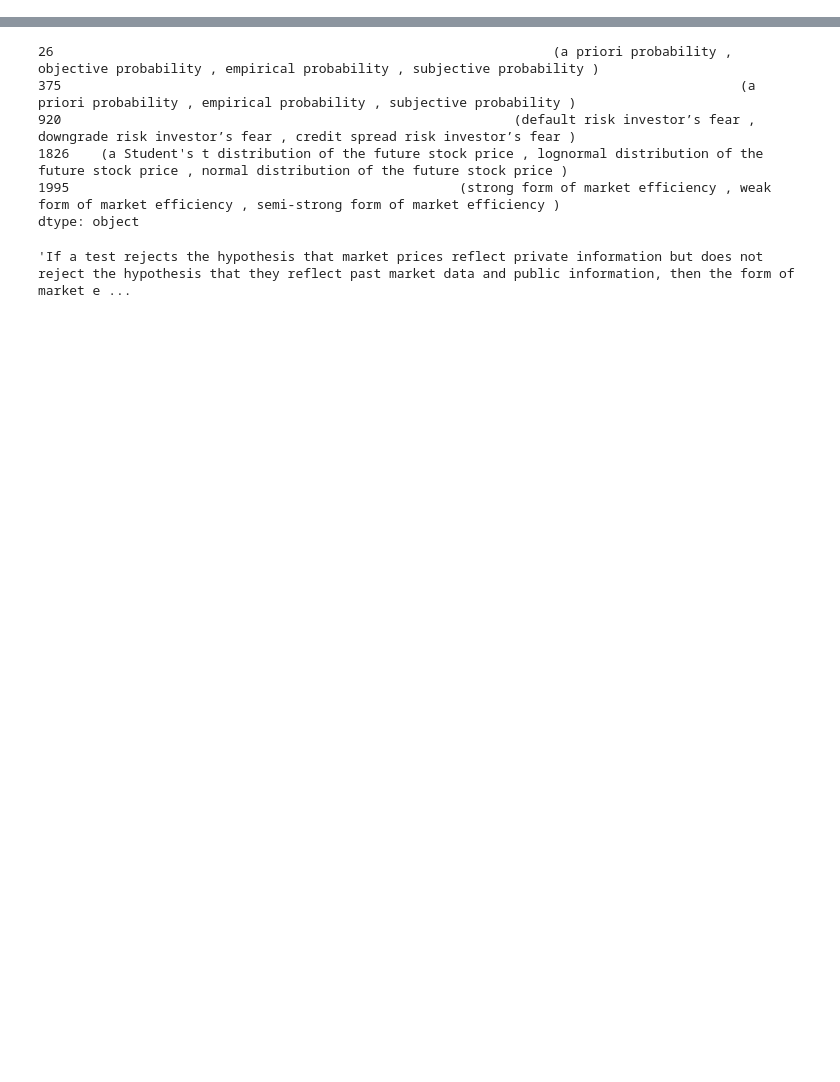
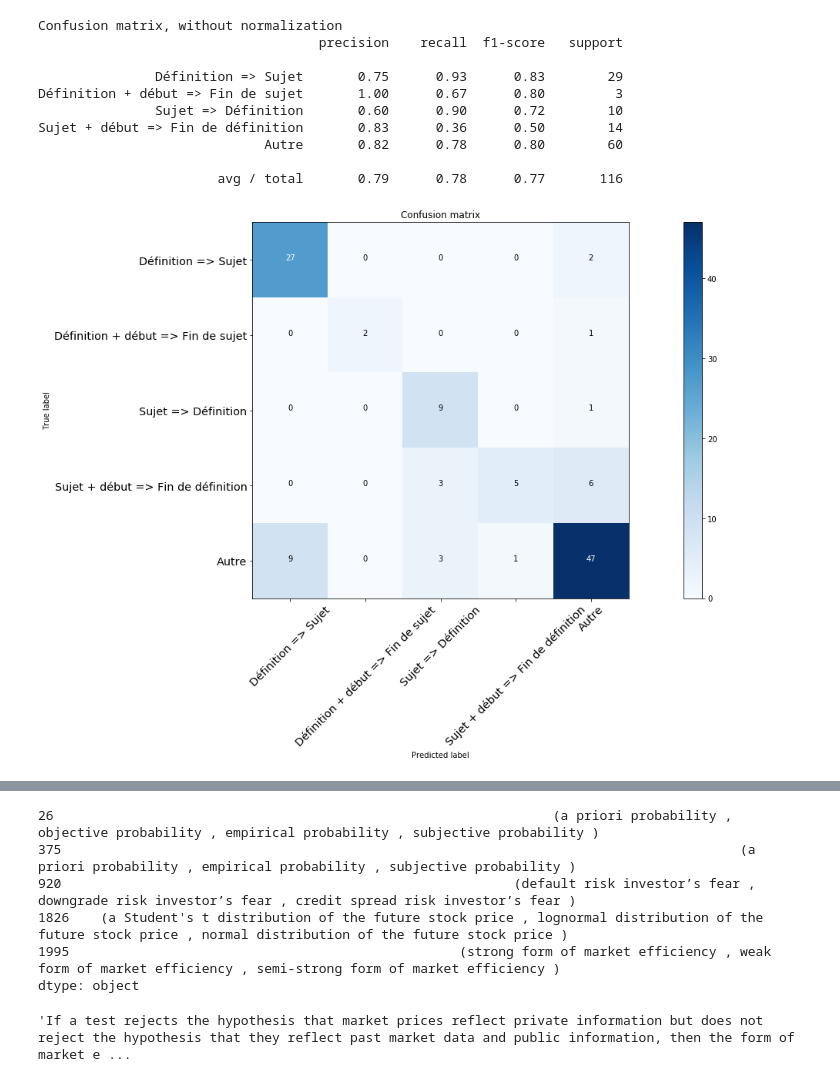
Before and after one commit to CfaBotTeam/CfaBot, a Jupyter notebook: Playground/Classify_Questions.ipynb, the cells around one changed output, grey strips where cells are left out. Saved outputs shown, nothing was run; the diff lists cells and outputs as text; code cells hidden in the pictures; blank space fills up the shorter version.

```diff
--- a/Playground/Classify_Questions.ipynb
+++ b/Playground/Classify_Questions.ipynb
@@ -284,0 +307,63 @@ def predict_category(category, filters_factory, with_df=None):
+# %%
+def get_def_keyword_filters_base(df):
+    filters = df['predicted_category'] == QuestionCategory.UNLABELED
+    filters &= ~df['question'].str.contains(', CFA,')
+    filters &= df['question_choice_len_ratio'] < 27.0
+    filters &= df['question_verb_centrality'] > 0.6
+    filters &= ~df['question_has_digits']
+    filters &= ~df['question_has_ner']
+    return filters
+
+def get_def_keyword_filters(df):
+    filters = get_def_keyword_filters_base(df)
+    filters &= df['any_choice_in_glossary']
+    return filters
+
+def get_def_keyword_start_end_filters(df):
+    filters = get_def_keyword_filters_base(df)
+    filters &= df['choice_with_q_subject_in_glossary']
+    return filters
+
+def get_keyword_def_filter(df):
+    filters = df['predicted_category'] == QuestionCategory.UNLABELED
+    filters &= ~df['question'].str.contains(', CFA,')
+    filters &= ~df['question_has_digits']
+    filters &= ~df['question_has_ner']
+    filters &= df['q_subject_loosly_in_gloss']
+    filters &= df['question_choice_len_ratio'] < 2.0
+    return filters
+
+def get_keyword_def_start_end_filter(df):
+    filters = df['predicted_category'] == QuestionCategory.UNLABELED
+    filters &= ~df['question'].str.contains(', CFA,')
+    filters &= ~df['question_has_digits']
+    filters &= ~df['question_has_ner']
+    filters &= df['q_subject_loosly_in_gloss']
+    filters &= df['question_verb_centrality'] < 0.6
+    return filters
+
+categories = [
+    QuestionCategory.DEF_KEYWORD,
+    QuestionCategory.DEF_KEYWORD_START_END,
+    QuestionCategory.KEYWORD_DEF,
+    QuestionCategory.KEYWORD_DEF_START_END,
+]
+names = [
+    "Définition => Sujet",
+    "Définition + début => Fin de sujet",
+    "Sujet => Définition",
+    "Sujet + début => Fin de définition",
+    "Autre"
+]
+filters = [
+    get_def_keyword_filters,
+    get_def_keyword_start_end_filters,
+    get_keyword_def_filter,
+    get_keyword_def_start_end_filter
+]
+
+def_filters = all_df['question'].str.contains('described')
+def_filters |= all_df['question'].str.contains('defined')
+defs = all_df[def_filters]
+defs = predict_category(categories, names, filters, defs)
+# %% [output]
@@ -284,0 +383,11 @@ def predict_category(category, filters_factory, with_df=None):
+Confusion matrix, without normalization
+                                    precision    recall  f1-score   support
+
+               Définition => Sujet       0.75      0.93      0.83        29
+Définition + début => Fin de sujet       1.00      0.67      0.80         3
+               Sujet => Définition       0.60      0.90      0.72        10
+Sujet + début => Fin de définition       0.83      0.36      0.50        14
+                             Autre       0.82      0.78      0.80        60
+
+                       avg / total       0.79      0.78      0.77       116
+[figure, added]
```
Also changed, not shown: parts of 47 cells of this notebook, 5 other files.
